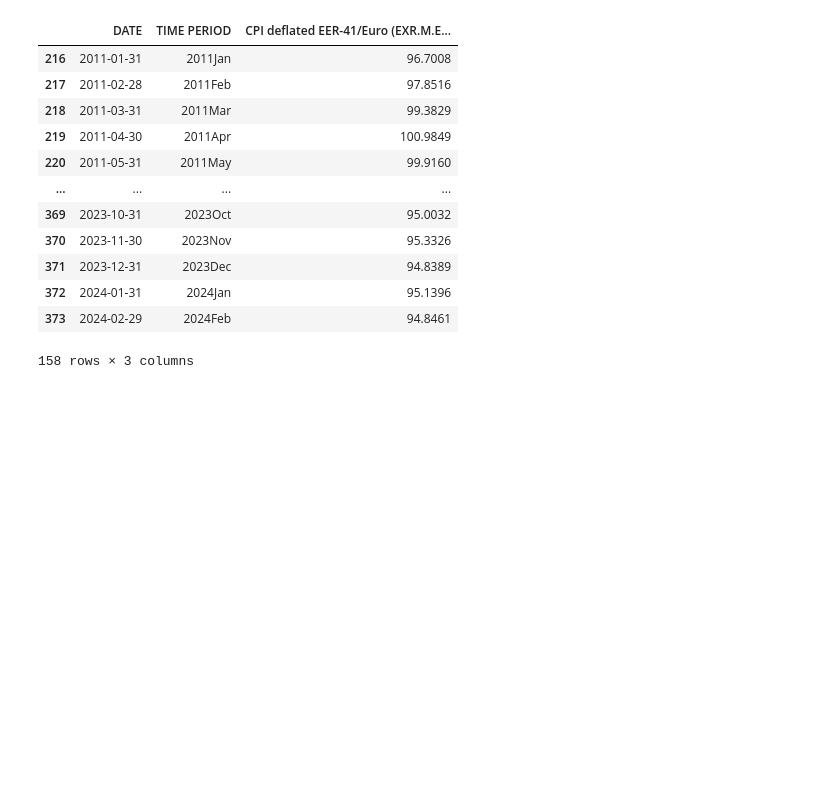
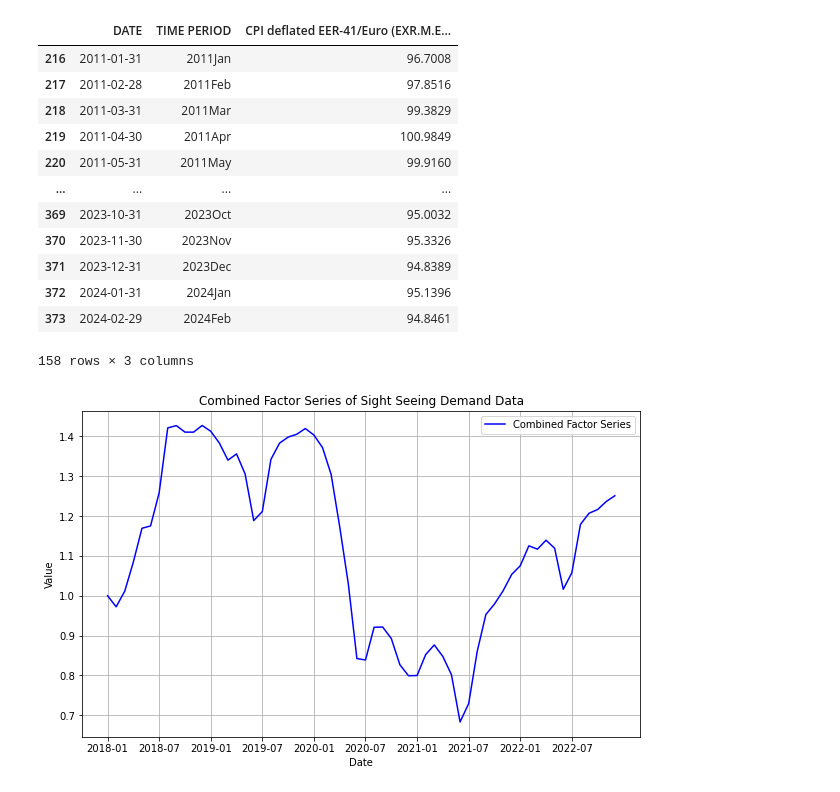
Before and after one commit to Laveine-v2/MODS206-DFM, a Jupyter notebook: Data_analysis.ipynb, the cells around one changed output. Cells and saved outputs as stored; diff of their text form; code cells hidden in the pictures; blank space fills up the shorter version.

Commit message:
simple moving average

```diff
--- a/Data_analysis.ipynb
+++ b/Data_analysis.ipynb
@@ -153,3 +165,25 @@ cpi_index_df
 | 372 | 2024-01-31 | 2024Jan | 95.1396 |
 | 373 | 2024-02-29 | 2024Feb | 94.8461 |
 158 rows × 3 columns
+# %%
+# Factor series using simple moving average
+def calculate_sma(series, window=10):
+    return series.rolling(window=window, min_periods=1).mean()
+
+sight_seeing_demand_df_numeric = sight_seeing_demand_df.apply(pd.to_numeric, errors='coerce')
+factor_series = sight_seeing_demand_df_numeric.apply(calculate_sma)
+combined_factor_series = factor_series.mean(axis=1)
+
+
+tick_frequency = 6
+plt.figure(figsize=(10, 6))
+plt.plot(combined_factor_series.index, combined_factor_series.values, label='Combined Factor Series', color='blue')
+plt.title('Combined Factor Series of Sight Seeing Demand Data')
+plt.xlabel('Date')
+plt.ylabel('Value')
+plt.legend()
+plt.grid(True)
+plt.xticks(combined_factor_series.index[::tick_frequency])
+plt.show()
+# %% [output]
+[figure, added]
```
Also changed, not shown: parts of 5 cells of this notebook.
